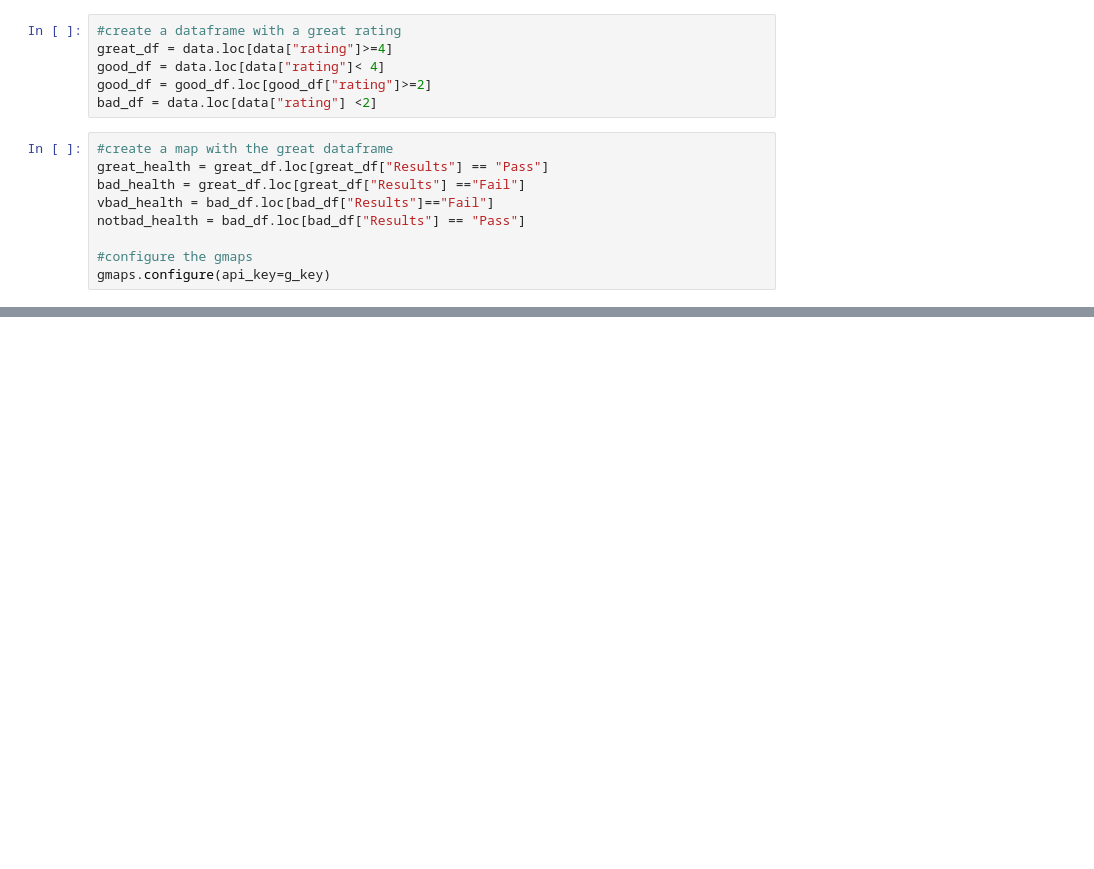
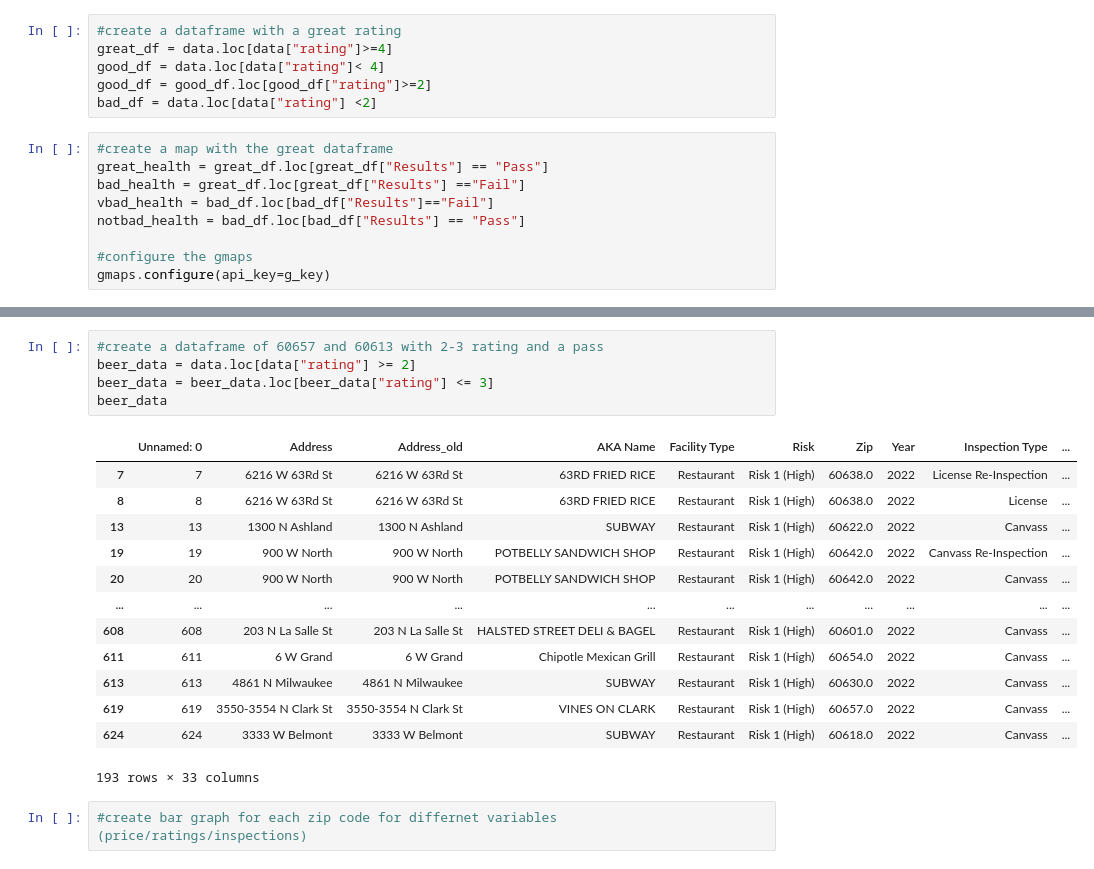
Before and after one commit to joyesufu/Where_Is_The_Food, a Jupyter notebook: map_creation.ipynb, the cells around one changed output, grey strips where cells are left out. Cells and saved outputs as stored; diff of their text form; blank space fills up the shorter version.

```diff
--- a/map_creation.ipynb
+++ b/map_creation.ipynb
@@ -108,0 +228,21 @@ fig
+# %%
+#create a dataframe of 60657 and 60613 with 2-3 rating and a pass
+beer_data = data.loc[data["rating"] >= 2]
+beer_data = beer_data.loc[beer_data["rating"] <= 3]
+beer_data
+# %% [output]
+|  | Unnamed: 0 | Address | Address_old | AKA Name | Facility Type | Risk | Zip | Year | Inspection Type | ... |
+| 7 | 7 | 6216 W 63Rd St | 6216 W 63Rd St | 63RD FRIED RICE | Restaurant | Risk 1 (High) | 60638.0 | 2022 | License Re-Inspection | ... |
+| 8 | 8 | 6216 W 63Rd St | 6216 W 63Rd St | 63RD FRIED RICE | Restaurant | Risk 1 (High) | 60638.0 | 2022 | License | ... |
+| 13 | 13 | 1300 N Ashland | 1300 N Ashland | SUBWAY | Restaurant | Risk 1 (High) | 60622.0 | 2022 | Canvass | ... |
+| 19 | 19 | 900 W North | 900 W North | POTBELLY SANDWICH SHOP | Restaurant | Risk 1 (High) | 60642.0 | 2022 | Canvass Re-Inspection | ... |
+| 20 | 20 | 900 W North | 900 W North | POTBELLY SANDWICH SHOP | Restaurant | Risk 1 (High) | 60642.0 | 2022 | Canvass | ... |
+| ... | ... | ... | ... | ... | ... | ... | ... | ... | ... | ... |
+| 608 | 608 | 203 N La Salle St | 203 N La Salle St | HALSTED STREET DELI & BAGEL | Restaurant | Risk 1 (High) | 60601.0 | 2022 | Canvass | ... |
+| 611 | 611 | 6 W Grand | 6 W Grand | Chipotle Mexican Grill | Restaurant | Risk 1 (High) | 60654.0 | 2022 | Canvass | ... |
+| 613 | 613 | 4861 N Milwaukee | 4861 N Milwaukee | SUBWAY | Restaurant | Risk 1 (High) | 60630.0 | 2022 | Canvass | ... |
+| 619 | 619 | 3550-3554 N Clark St | 3550-3554 N Clark St | VINES ON CLARK | Restaurant | Risk 1 (High) | 60657.0 | 2022 | Canvass | ... |
+| 624 | 624 | 3333 W Belmont | 3333 W Belmont | SUBWAY | Restaurant | Risk 1 (High) | 60618.0 | 2022 | Canvass | ... |
+193 rows × 33 columns
+# %%
+#create bar graph for each zip code for differnet variables (price/ratings/inspections)
```
Also changed, not shown: parts of 10 cells of this notebook, 1 other file.
